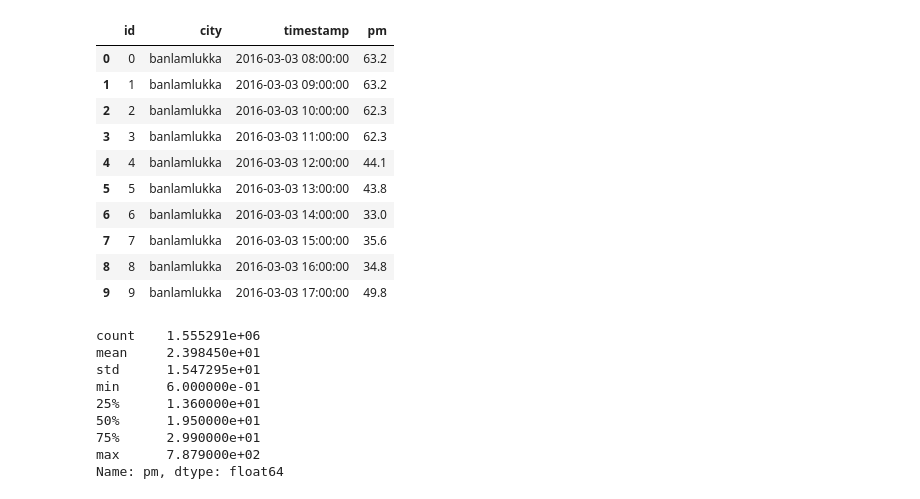
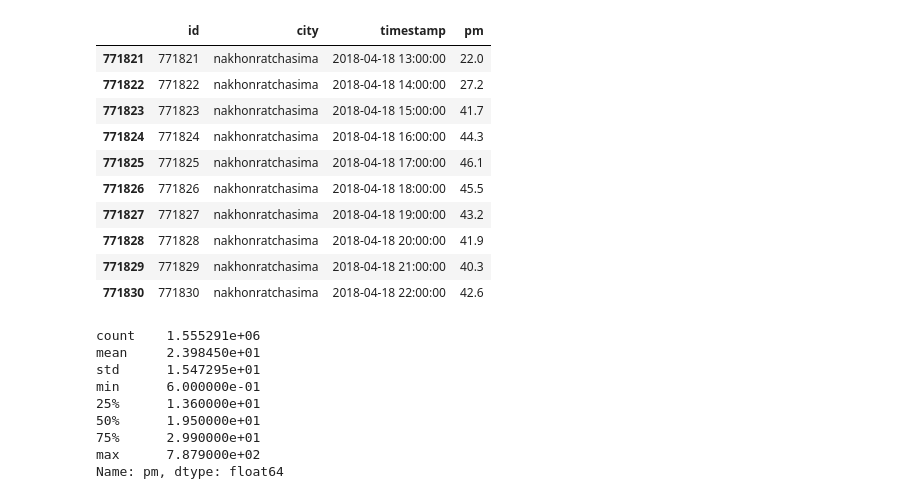
Before and after one commit to anythingth2/PM2.5_Analysis, a Jupyter notebook: Forecasting.ipynb, the cells around one changed output. Saved outputs shown, nothing was run; the diff lists cells and outputs as text; code cells hidden in the pictures.

```diff
--- a/Forecasting.ipynb
+++ b/Forecasting.ipynb
@@ -11,19 +11,19 @@ raw_sensor_df = pd.read_csv('dataset/berkeleyearth/sensor.csv')
 raw_sensor_df.rename({'Unnamed: 0': 'id'}, axis=1, inplace=True)
 raw_sensor_df['timestamp'] = pd.to_datetime(raw_sensor_df['timestamp'])
 # %%
-raw_sensor_df.head(10)
+raw_sensor_df.tail(10)
 # %% [output]
 |  | id | city | timestamp | pm |
-| 0 | 0 | banlamlukka | 2016-03-03 08:00:00 | 63.2 |
-| 1 | 1 | banlamlukka | 2016-03-03 09:00:00 | 63.2 |
-| 2 | 2 | banlamlukka | 2016-03-03 10:00:00 | 62.3 |
-| 3 | 3 | banlamlukka | 2016-03-03 11:00:00 | 62.3 |
-| 4 | 4 | banlamlukka | 2016-03-03 12:00:00 | 44.1 |
-| 5 | 5 | banlamlukka | 2016-03-03 13:00:00 | 43.8 |
-| 6 | 6 | banlamlukka | 2016-03-03 14:00:00 | 33.0 |
-| 7 | 7 | banlamlukka | 2016-03-03 15:00:00 | 35.6 |
-| 8 | 8 | banlamlukka | 2016-03-03 16:00:00 | 34.8 |
-| 9 | 9 | banlamlukka | 2016-03-03 17:00:00 | 49.8 |
+| 771821 | 771821 | nakhonratchasima | 2018-04-18 13:00:00 | 22.0 |
+| 771822 | 771822 | nakhonratchasima | 2018-04-18 14:00:00 | 27.2 |
+| 771823 | 771823 | nakhonratchasima | 2018-04-18 15:00:00 | 41.7 |
+| 771824 | 771824 | nakhonratchasima | 2018-04-18 16:00:00 | 44.3 |
+| 771825 | 771825 | nakhonratchasima | 2018-04-18 17:00:00 | 46.1 |
+| 771826 | 771826 | nakhonratchasima | 2018-04-18 18:00:00 | 45.5 |
+| 771827 | 771827 | nakhonratchasima | 2018-04-18 19:00:00 | 43.2 |
+| 771828 | 771828 | nakhonratchasima | 2018-04-18 20:00:00 | 41.9 |
+| 771829 | 771829 | nakhonratchasima | 2018-04-18 21:00:00 | 40.3 |
+| 771830 | 771830 | nakhonratchasima | 2018-04-18 22:00:00 | 42.6 |
 # %%
 raw_sensor_df['pm'].describe()
 # %% [output]
```
Also changed, not shown: parts of 11 cells of this notebook, 1 other file.
